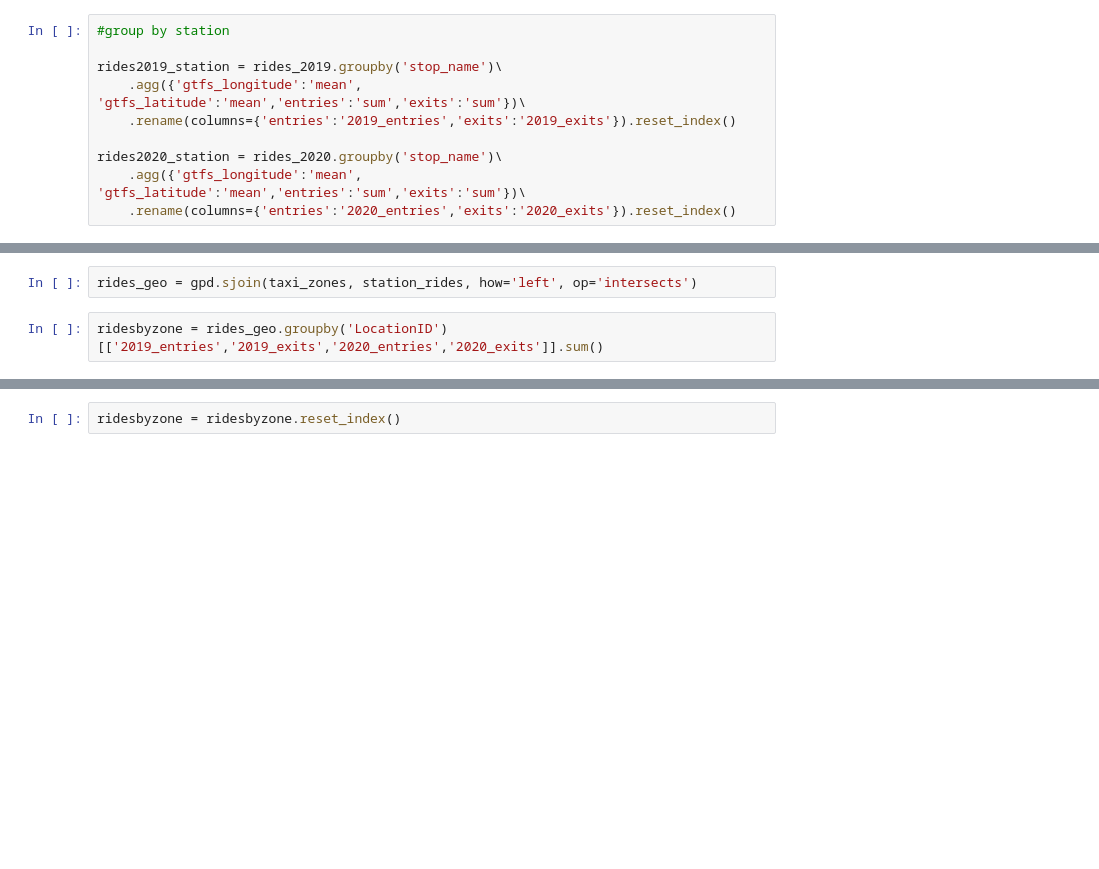
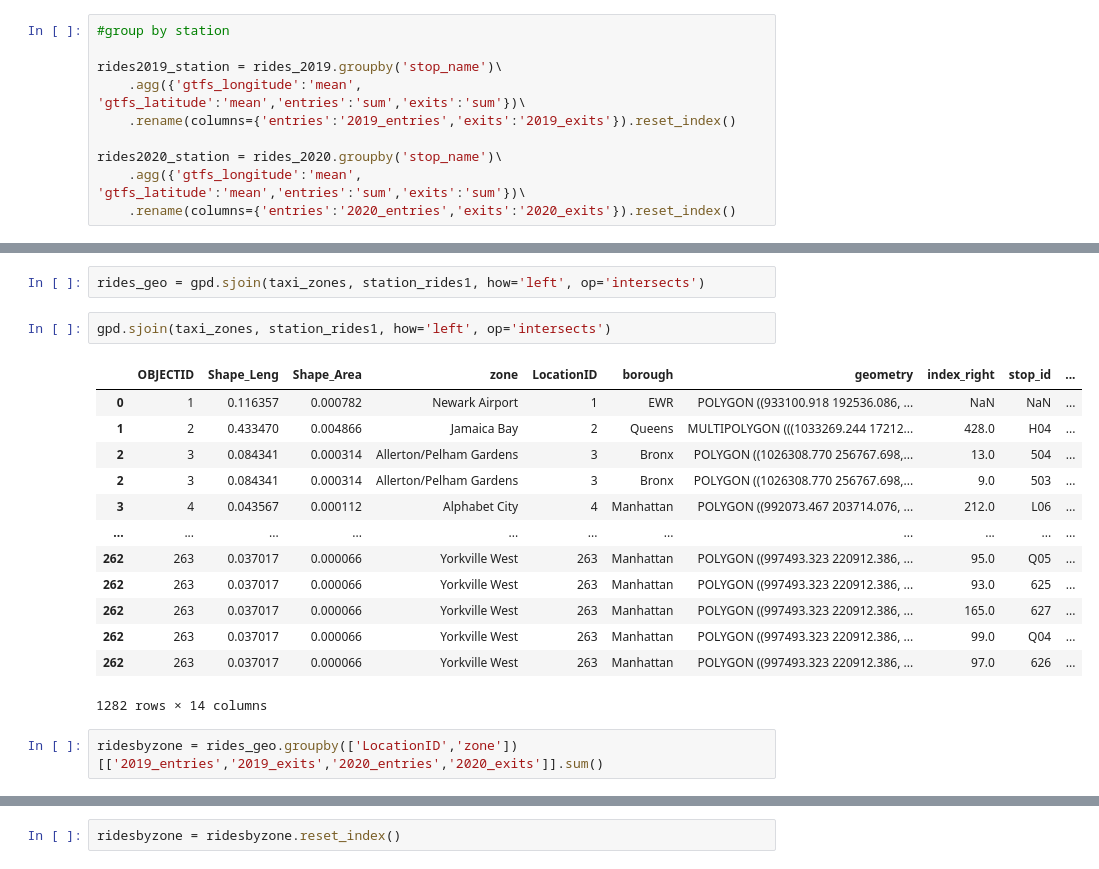
Before and after one commit to JeremyR327/EssentialWorkerRides_ML_Model, a Jupyter notebook: MLC_project_subway_spatial.ipynb, the cells around one changed output, grey strips where cells are left out. Drawn from its saved outputs; the diff is of its cells as text; blank space fills up the shorter version.

```diff
--- a/MLC_project_subway_spatial.ipynb
+++ b/MLC_project_subway_spatial.ipynb
@@ -75,4 +92,20 @@ taxi_zones.plot()
 # %%
-rides_geo = gpd.sjoin(taxi_zones, station_rides, how='left', op='intersects')
+rides_geo = gpd.sjoin(taxi_zones, station_rides1, how='left', op='intersects')
+# %%
+gpd.sjoin(taxi_zones, station_rides1, how='left', op='intersects')
+# %% [output]
+|  | OBJECTID | Shape_Leng | Shape_Area | zone | LocationID | borough | geometry | index_right | stop_id | ... |
+| 0 | 1 | 0.116357 | 0.000782 | Newark Airport | 1 | EWR | POLYGON ((933100.918 192536.086, ... | NaN | NaN | ... |
+| 1 | 2 | 0.433470 | 0.004866 | Jamaica Bay | 2 | Queens | MULTIPOLYGON (((1033269.244 17212... | 428.0 | H04 | ... |
+| 2 | 3 | 0.084341 | 0.000314 | Allerton/Pelham Gardens | 3 | Bronx | POLYGON ((1026308.770 256767.698,... | 13.0 | 504 | ... |
+| 2 | 3 | 0.084341 | 0.000314 | Allerton/Pelham Gardens | 3 | Bronx | POLYGON ((1026308.770 256767.698,... | 9.0 | 503 | ... |
+| 3 | 4 | 0.043567 | 0.000112 | Alphabet City | 4 | Manhattan | POLYGON ((992073.467 203714.076, ... | 212.0 | L06 | ... |
+| ... | ... | ... | ... | ... | ... | ... | ... | ... | ... | ... |
+| 262 | 263 | 0.037017 | 0.000066 | Yorkville West | 263 | Manhattan | POLYGON ((997493.323 220912.386, ... | 95.0 | Q05 | ... |
+| 262 | 263 | 0.037017 | 0.000066 | Yorkville West | 263 | Manhattan | POLYGON ((997493.323 220912.386, ... | 93.0 | 625 | ... |
+| 262 | 263 | 0.037017 | 0.000066 | Yorkville West | 263 | Manhattan | POLYGON ((997493.323 220912.386, ... | 165.0 | 627 | ... |
+| 262 | 263 | 0.037017 | 0.000066 | Yorkville West | 263 | Manhattan | POLYGON ((997493.323 220912.386, ... | 99.0 | Q04 | ... |
+| 262 | 263 | 0.037017 | 0.000066 | Yorkville West | 263 | Manhattan | POLYGON ((997493.323 220912.386, ... | 97.0 | 626 | ... |
+1282 rows × 14 columns
 # %%
-ridesbyzone = rides_geo.groupby('LocationID')[['2019_entries','2019_exits','2020_entries','2020_exits']].sum()
+ridesbyzone = rides_geo.groupby(['LocationID','zone'])[['2019_entries','2019_exits','2020_entries','2020_exits']].sum()
```
Also changed, not shown: parts of 19 cells of this notebook.
